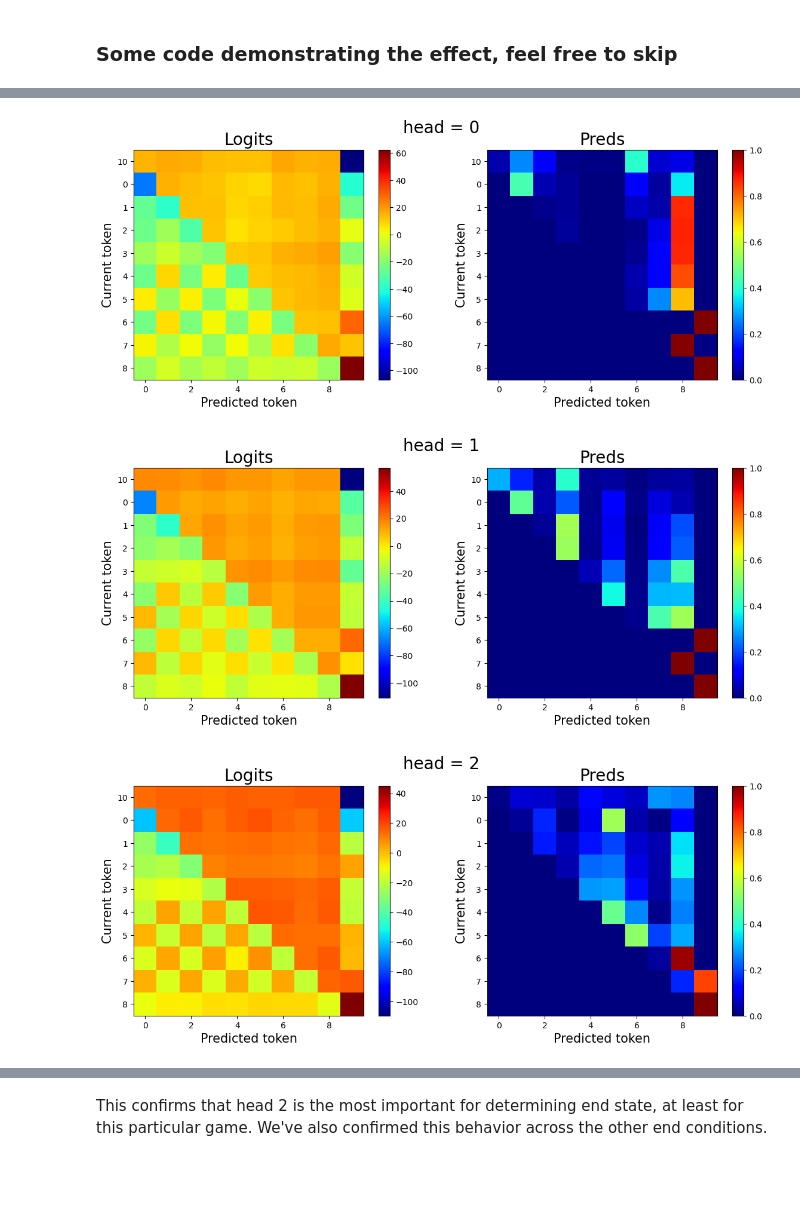
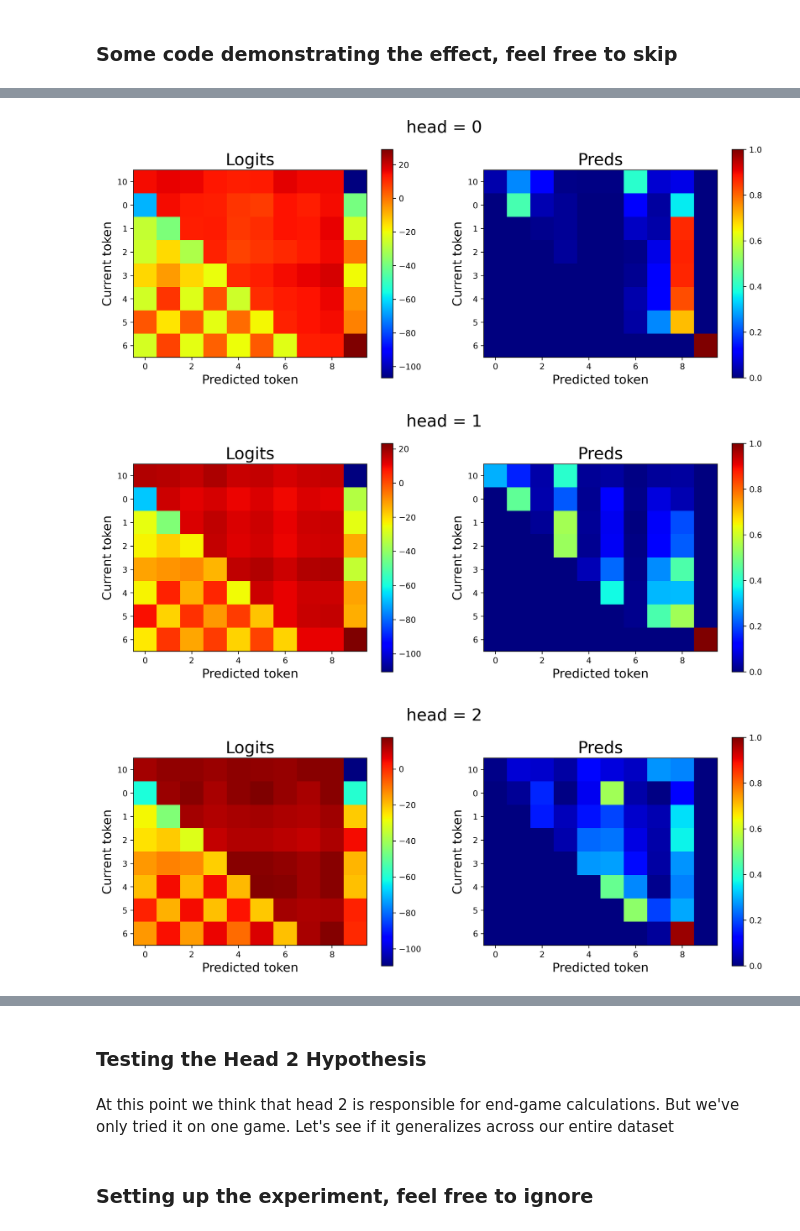
Before and after one commit to obayyub/Alphatoe, a Jupyter notebook: notebooks/230807_showcase.ipynb, the cells around one changed output, grey strips where cells are left out. Saved outputs shown, nothing was run; the diff lists cells and outputs as text; code cells hidden in the pictures; blank space fills up the shorter version.

```diff
--- a/notebooks/230807_showcase.ipynb
+++ b/notebooks/230807_showcase.ipynb
@@ -339,0 +338,4 @@ We know that
+# %%
+example_game = [10, 0, 1, 2, 3, 4, 5, 6]
+gm = game.play_game(example_game)
+print(gm.get_state())
@@ -348,9 +369,11 @@ Remember, this game should be over when token 6 is played. But when we ablate th
 # %%
 for i in range(8):
     interpretability.plot_predictions(
-        seq_fwd, interpretability.ablate_one_head(model, i, seq_fwd), f"head = {i}"
+        example_game,
+        interpretability.ablate_one_head(model, i, example_game),
+        suptitle=f"head = {i}",
     )
 # %% [output]
-[figure, old version]
+[figure, new version]
-[figure, old version]
+[figure, new version]
-[figure, old version]
+[figure, new version]
@@ -362,2 +385,6 @@ for i in range(8):
-# %% [markdown]
-This confirms that head 2 is the most important for determining end state, at least for this particular game. We've also confirmed this behavior across the other end conditions.
+# %% [markdown]
+### Testing the Head 2 Hypothesis
+# %% [markdown]
+At this point we think that head 2 is responsible for end-game calculations. But we've only tried it on one game. Let's see if it generalizes across our entire dataset
+# %% [markdown]
+### Setting up the experiment, feel free to ignore
```
Also changed, not shown: parts of 41 cells of this notebook, 1 other file.
